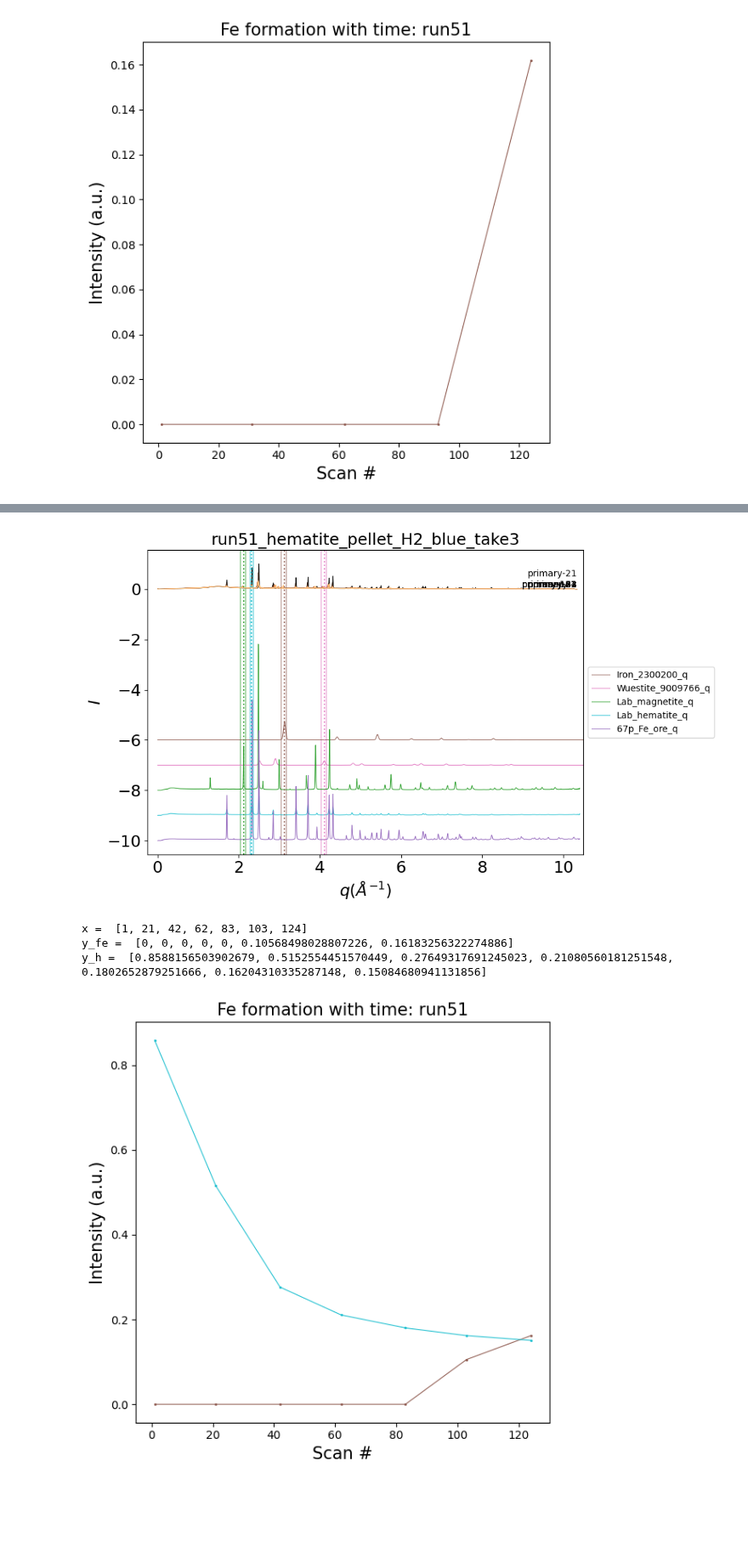
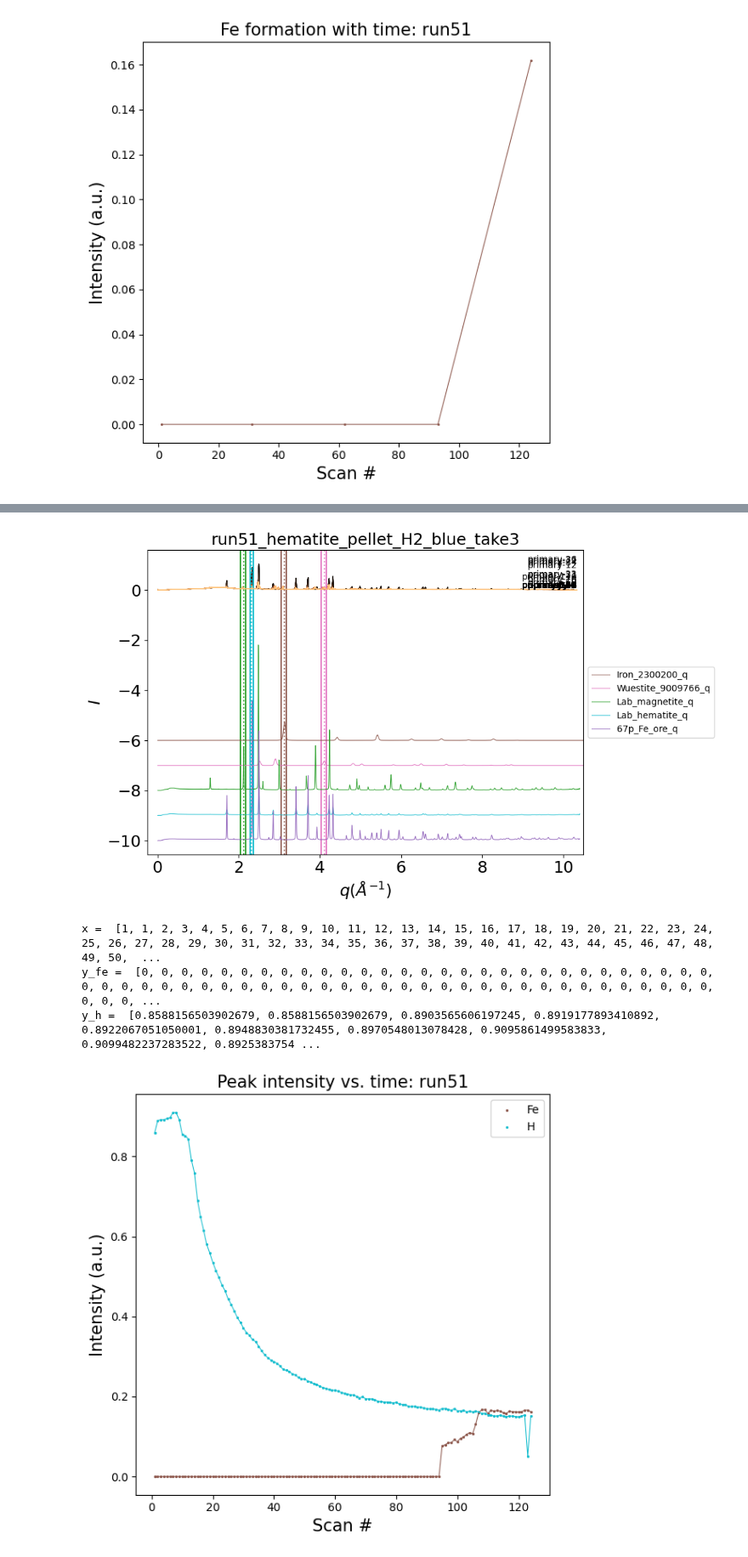
Before and after one commit to lmoghimi/personal-processing, a Jupyter notebook: xrd_phase_analysis_Lauren.ipynb, the cells around one changed output, grey strips where cells are left out. Shown at 85% size. Drawn from its saved outputs; the diff is of its cells as text; code cells hidden in the pictures; blank space fills up the shorter version.

```diff
--- a/xrd_phase_analysis_Lauren.ipynb
+++ b/xrd_phase_analysis_Lauren.ipynb
@@ -473,10 +473,10 @@ x =  [1, 31, 62, 93, 124]
 y =  [0, 0, 0, 0, 0.16183256322274886]
 [figure]
 # %%
-#@title Tracking peak position with time
+#@title Tracking peak position with time (multiple phases)
 from scipy.signal import find_peaks
 for run in ['run51']:
-    ntimestamps = 7 ##########change later
+    ntimestamps = 125 ##########change later
 
     ###################### parsing the filename
     tiffdir = os.path.join(userdir, 'tiff_base')
@@ -578,7 +578,7 @@ for run in ['run51']:
         I_m_up = 625
         I_h_low = 660
         I_h_up = 680
-        prominence_h = .075
+        prominence_h = .05
 
         I_fe = I_treated[I_fe_low:I_fe_up] #define index of range within q to find peaks
         I_w = I_treated[I_w_low:I_w_up]
@@ -587,7 +587,7 @@ for run in ['run51']:
 
         num_phases = ['fe', 'h']
         for iii in num_phases: #repeat this process for each phase
-          print('iii = ', iii)
+          #print('iii = ', iii)
           ############for iron#############################
           if iii == num_phases[0]: #iron
             peaks, properties = find_peaks(I_fe, prominence_fe)
@@ -628,7 +628,7 @@ for run in ['run51']:
                 'H': [val1_h, val2_h]
               }
         find_peak_outputs.append(item)
-        print('find_peak_outputs = ', find_peak_outputs)
+        #print('find_peak_outputs = ', find_peak_outputs)
 
 
     ######### load multiple reference files, Yifan, 2024/4/12
@@ -721,14 +721,16 @@ for run in ['run51']:
     print('y_h = ', y_h)
 
     thisfs = 15
+    markersz = 7
     fig, axx = plt.subplots(figsize=(6,6), tight_layout=True)
-    axx.scatter(x, y_fe, color = lincol_fe, marker='.', s=5)
+    axx.scatter(x, y_fe, color = lincol_fe, marker='.', s=markersz, label = 'Fe')
     axx.plot(x, y_fe, linewidth = lw, color = lincol_fe)
-    axx.scatter(x, y_h, color = lincol_h, marker='.', s=5)
+    axx.scatter(x, y_h, color = lincol_h, marker='.', s=markersz, label = 'H')
     axx.plot(x, y_h, linewidth = lw, color = lincol_h)
+    plt.legend(loc='upper right')
     axx.set_xlabel('Scan #', fontsize=thisfs)
     axx.set_ylabel('Intensity (a.u.)', fontsize=thisfs)
-    plottit = 'Fe formation with time: ' + expname.split('_')[0]
+    plottit = 'Peak intensity vs. time: ' + expname.split('_')[0]
     axx.set_title(plottit, fontsize=thisfs)
     plt.show()
       #check that the range, prominence, etc still work with a larger dataset of 125 timestamps
@@ -751,7 +753,7 @@ find_peak_outputs =  [{'Scan#': 1, 'Fe': [nan, 0], 'H': [2.3261951021204355, 0.8
 
 Showing the plot without saving...
-[figure, old version]
+[figure, new version]
-x =  [1, 21, 42, 62, 83, 103, 124]
-y_fe =  [0, 0, 0, 0, 0, 0.10568498028807226, 0.16183256322274886]
-y_h =  [0.8588156503902679, 0.5152554451570449, 0.27649317691245023, 0.21080560181251548, 0.1802652879251666, 0.16204310335287148, 0.15084680941131856]
+x =  [1, 1, 2, 3, 4, 5, 6, 7, 8, 9, 10, 11, 12, 13, 14, 15, 16, 17, 18, 19, 20, 21, 22, 23, 24, 25, 26, 27, 28, 29, 30, 31, 32, 33, 34, 35, 36, 37, 38, 39, 40, 41, 42, 43, 44, 45, 46, 47, 48, 49, 50,  ...
+y_fe =  [0, 0, 0, 0, 0, 0, 0, 0, 0, 0, 0, 0, 0, 0, 0, 0, 0, 0, 0, 0, 0, 0, 0, 0, 0, 0, 0, 0, 0, 0, 0, 0, 0, 0, 0, 0, 0, 0, 0, 0, 0, 0, 0, 0, 0, 0, 0, 0, 0, 0, 0, 0, 0, 0, 0, 0, 0, 0, 0, 0, 0, 0, 0, 0, ...
+y_h =  [0.8588156503902679, 0.8588156503902679, 0.8903565606197245, 0.8919177893410892, 0.8922067051050001, 0.8948830381732455, 0.8970548013078428, 0.9095861499583833, 0.9099482237283522, 0.8925383754 ...
-[figure, old version]
+[figure, new version]
```
Also changed, not shown: parts of 1 cell of this notebook.
